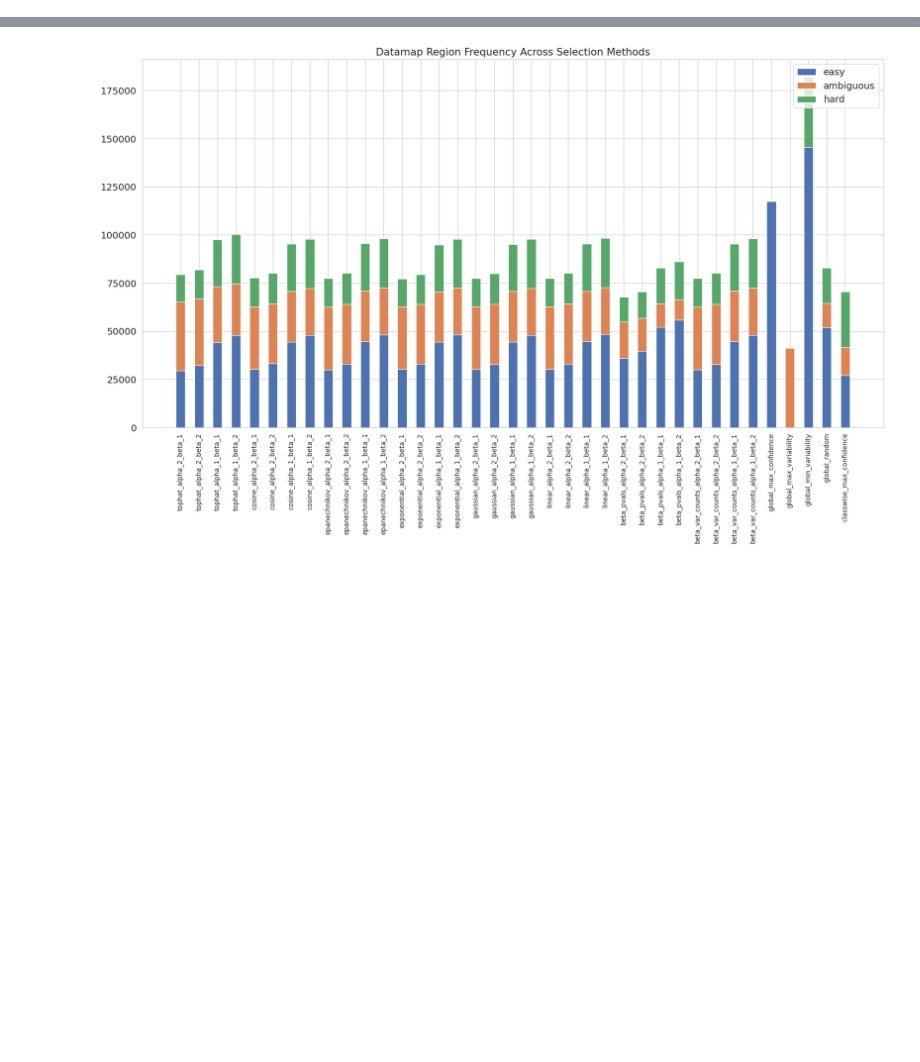
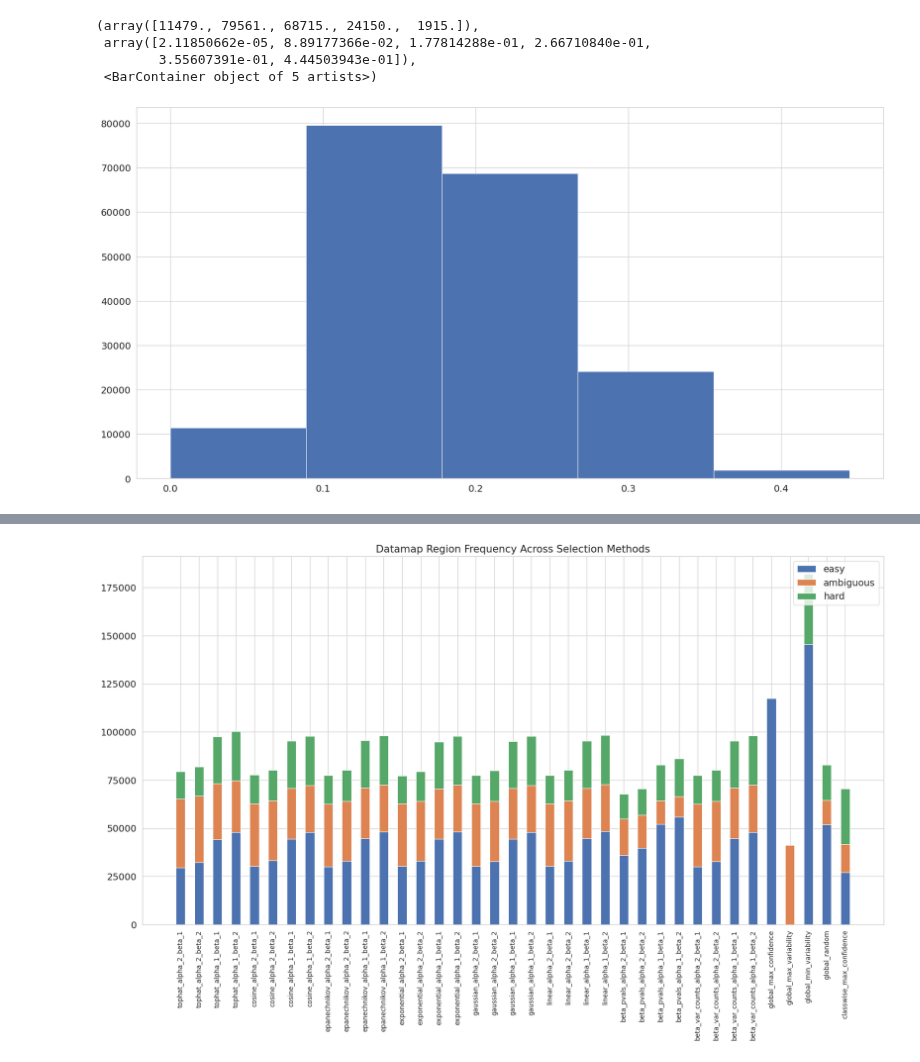
Before and after one commit to jr4fs/vl-pretraining, a Jupyter notebook: src/dataset_selection/sampling/random_sampling_investigation.ipynb, the cells around one changed output, grey strips where cells are left out. Cells and saved outputs as stored; diff of their text form; code cells hidden in the pictures; blank space fills up the shorter version.

```diff
--- a/src/dataset_selection/sampling/random_sampling_investigation.ipynb
+++ b/src/dataset_selection/sampling/random_sampling_investigation.ipynb
@@ -255,0 +337,16 @@ sampling_ids_list = ['beta/beta_kernel/tophat/seed_965/alpha_2_beta_1_budget_30.
+# %%
+sampling_base = '../../../src/dataset_selection/sampling/samples/LXR111/multilabel_full/'
+sampling_path = 'global_random/seed_965/budget_30.pkl'
+df = pd.read_pickle(base_path+"datamap_metrics.pkl")
+
+with open(sampling_base + sampling_path, 'rb') as f:
+    sampled_ids = pickle.load(f)
+
+df_sampled = df.loc[df['question_id'].isin(sampled_ids)]
+plt.hist(df_sampled['variability'].tolist(), bins=5)
+# %% [output]
+(array([11479., 79561., 68715., 24150.,  1915.]),
+ array([2.11850662e-05, 8.89177366e-02, 1.77814288e-01, 2.66710840e-01,
+        3.55607391e-01, 4.44503943e-01]),
+ <BarContainer object of 5 artists>)
+[figure, added]
```
Also changed, not shown: parts of 10 cells of this notebook, 5 other files.
